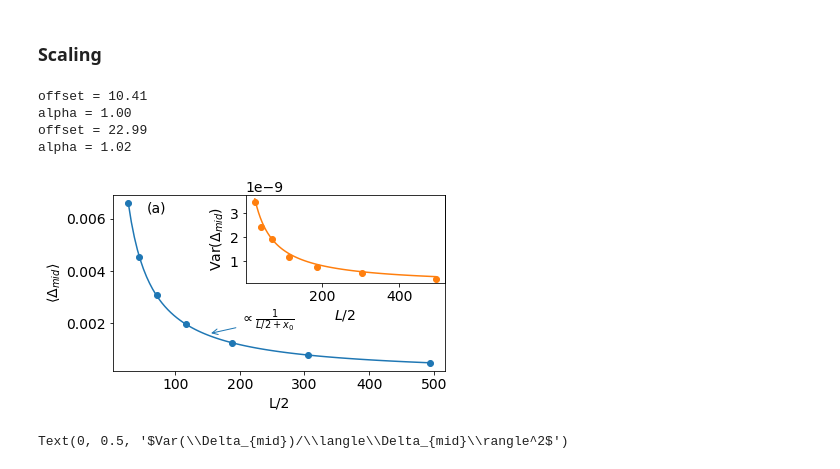
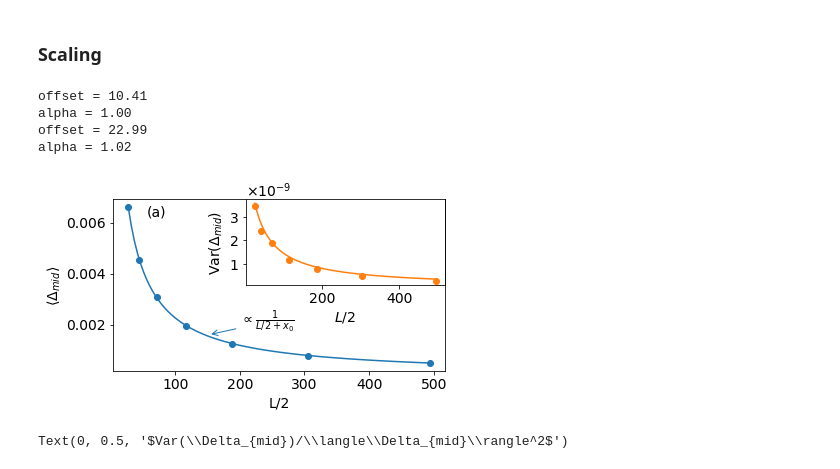
Before and after one commit to gautamra/Proximity-Effect-Fibonacci, a Jupyter notebook: Figure creator.ipynb, the cells around one changed output. Saved outputs shown, nothing was run; the diff lists cells and outputs as text; code cells hidden in the pictures.

```diff
--- a/Figure creator.ipynb
+++ b/Figure creator.ipynb
@@ -173,34 +173,35 @@ plt.subplots_adjust(wspace=0, hspace=0.05)
 ax1.plot(LLs, [stats.describe(Delta_mids[L]).mean for L in Ls], "C0o")
 ax1.plot(lls, inv_fit.params["amp"].value/(lls + inv_fit.params["offset"].value))
 
 ax1.annotate("$\propto \\frac{{{}}}{{{}}}$".format(1,"L/2 + x_0"),(233/4+377/4,As[3]/2 + As[4]/2),xytext = (200,As[3]), arrowprops = dict(arrowstyle="->",color = "C0"))
 ax1.set_xlabel("L/2")
 ax1.set_ylabel("$\\langle\Delta_{mid}\\rangle$")
 
 print("offset = {:.2f}".format(inv_fit.params["offset"].value))
 print("alpha = {:.2f}".format(inv_fit.params["alpha"].value))
 
 
 axin = ax1.inset_axes([0.4,0.5,0.6,0.5])
 pars['alpha'].set(vary = True)
 inv_fit2 = mod.fit([Vars for L in Ls],pars, x=LLs)
 print("offset = {:.2f}".format(inv_fit2.params["offset"].value))
 print("alpha = {:.2f}".format(inv_fit2.params["alpha"].value))
 
 axin.plot(LLs, Vars, "C1o")
 axin.plot(lls, inv_fit2.params["amp"].value/(lls + inv_fit2.params["offset"].value), "C1")
 axin.set_xlabel("$L/2$")
 axin.set_ylabel("Var($\\Delta_{mid}$)")
+axin.ticklabel_format(axis = "y", style = "sci", scilimits = (0,0), useMathText=True)
 # axin.set_xticks([])
 
 ax1.annotate("(a)",(0.1,0.9),xycoords = 'axes fraction')
 plt.savefig("weak-dis-scaling.pdf")
 # %% [output]
 offset = 10.41
 alpha = 1.00
 offset = 22.99
 alpha = 1.02
-[figure, old version]
+[figure, new version]
 # %%
 plt.plot(Ls, Vars/As**2, "C1o")
 plt.xlabel("L/2")
```
Also changed, not shown: parts of 11 cells of this notebook, 1 other file.
